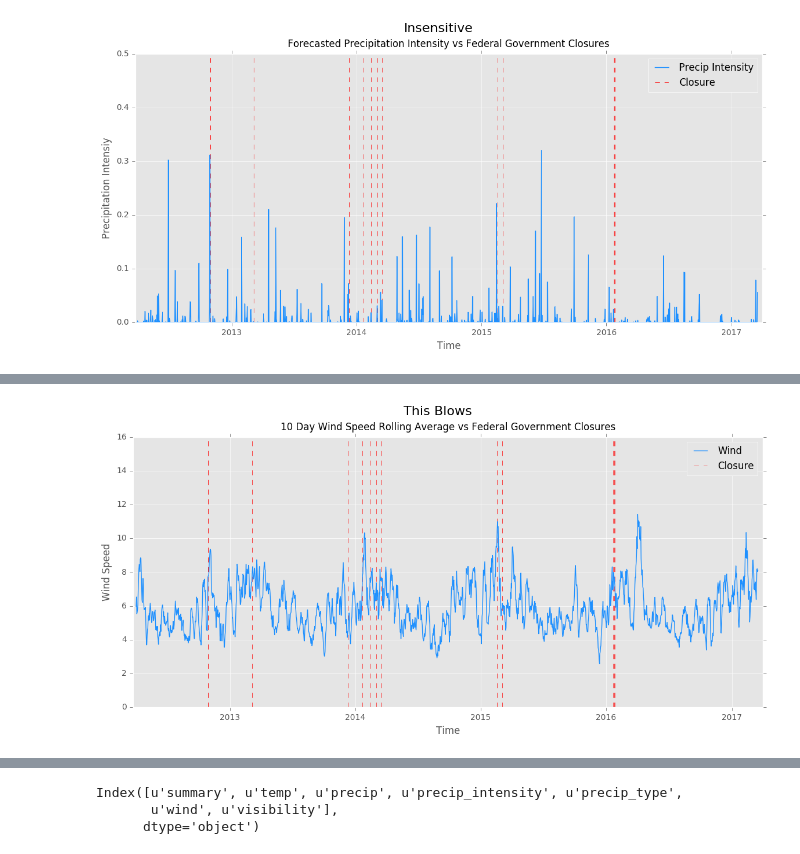
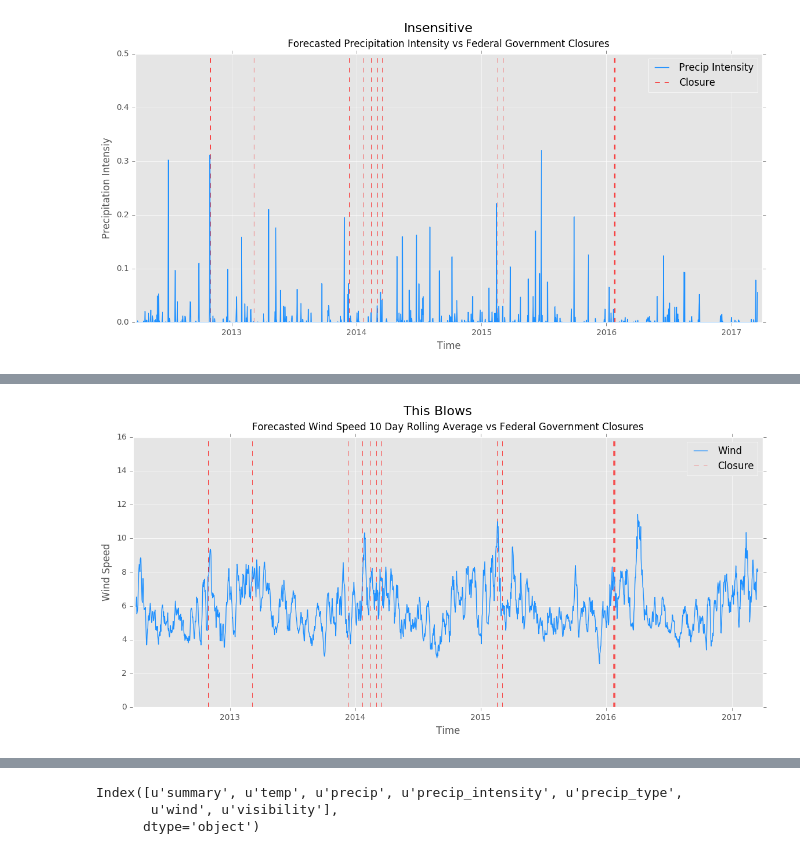
Before and after one commit to josephofiowa/zenzic, a Jupyter notebook: federal-snow/fed-closure-analysis.ipynb, the cells around one changed output, grey strips where cells are left out. Cells and saved outputs as stored; diff of their text form; code cells hidden in the pictures.

```diff
--- a/federal-snow/fed-closure-analysis.ipynb
+++ b/federal-snow/fed-closure-analysis.ipynb
@@ -495,20 +495,20 @@ plt.show()
 # %%
 # wind rolling averagevs closure?
 
 fig, ax = plt.subplots()
 ax.plot(forecast_ts.wind.rolling(window=10,center=False).mean(), color='dodgerblue', label='Wind')
 ax.vlines(x=(opm_ts_12[opm_ts_12['closed'] == 1].index), ymin=0, ymax=16, color='red', linestyles='dashed', linewidth=0.5, label='Closure')
 plt.xlim([search_ts.index.min(), '2017-04'])
 
 plt.suptitle("This Blows", y=.99, size=16)
-plt.title("Forecasted 10 Day Wind Speed Rolling Average vs Federal Government Closures", y=1.01, size=12)
+plt.title("Forecasted Wind Speed 10 Day Rolling Average vs Federal Government Closures", y=1.01, size=12)
 plt.xlabel('Time')
 plt.ylabel("Wind Speed")
 plt.legend(loc='best')
-# plt.savefig('./graphs/wind10day_vs_closure.png', dpi=300, bbox_inches='tight')
+plt.savefig('./graphs/wind10day_vs_closure.png', dpi=300, bbox_inches='tight')
 plt.show()
 # %% [output]
-[figure, old version]
+[figure, new version]
 # %%
 # visibility vs closure - looks cluttered
 
```
Also changed, not shown: parts of 10 cells of this notebook, 7 other files.
